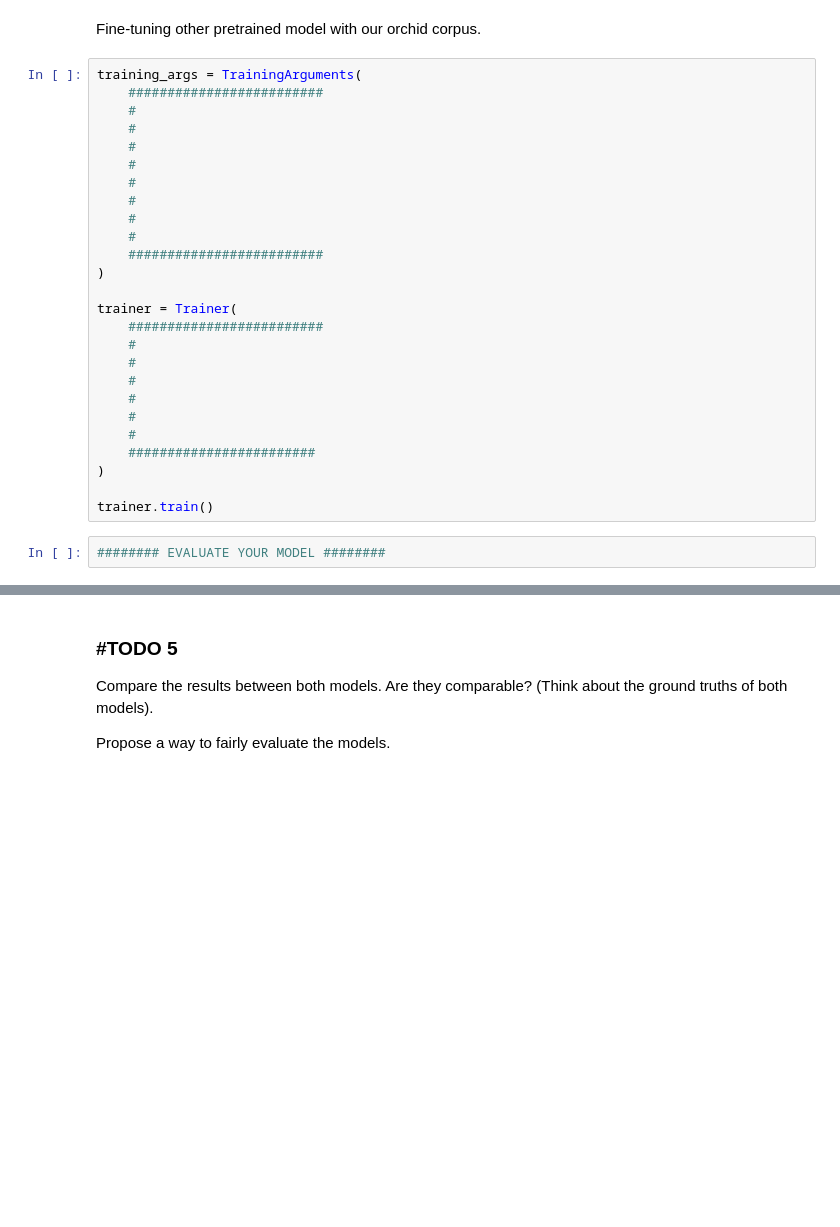
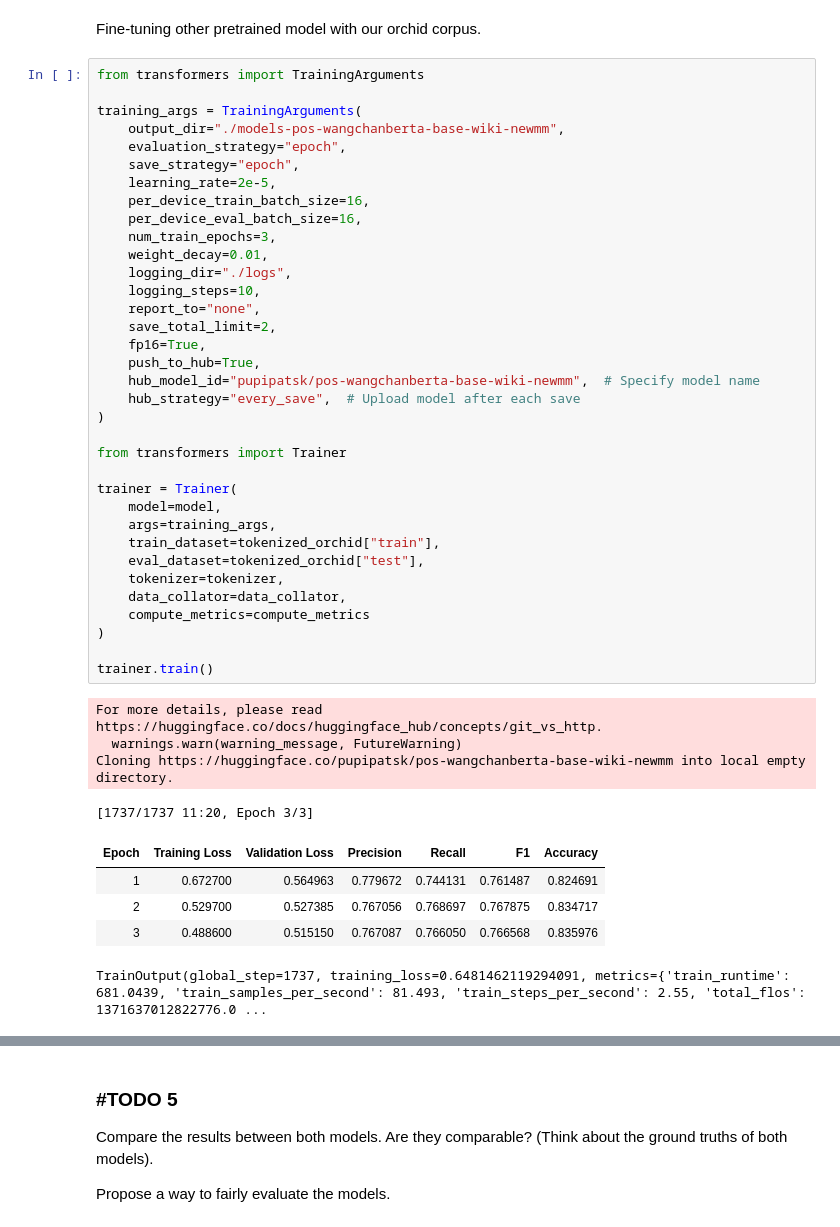
Before and after one commit to pupipatsk/NLP, a Jupyter notebook: HW-04/HW_4_POS_Tagging_with_HuggingFace_for_student.ipynb, the cells around one changed output, grey strips where cells are left out. Drawn from its saved outputs; the diff is of its cells as text; blank space fills up the shorter version.

```diff
--- a/HW-04/HW_4_POS_Tagging_with_HuggingFace_for_student.ipynb
+++ b/HW-04/HW_4_POS_Tagging_with_HuggingFace_for_student.ipynb
@@ -964,31 +1195,48 @@ data_collator = DataCollatorForTokenClassification(tokenizer=tokenizer)
 ### #TODO 4
 # %% [markdown]
 Fine-tuning other pretrained model with our orchid corpus.
-# %%
-training_args = TrainingArguments(
-    #########################
-    #
-    #
-    #
-    #
-    #
-    #
-    #
-    #
-    #########################
-)
-
-trainer = Trainer(
-    #########################
-    #
-    #
-    #
-    #
-    #
-    #
-    ########################
-)
-
-trainer.train()
-# %%
-######## EVALUATE YOUR MODEL ########
+# %%
+from transformers import TrainingArguments
+
+training_args = TrainingArguments(
+    output_dir="./models-pos-wangchanberta-base-wiki-newmm",
+    evaluation_strategy="epoch",
+    save_strategy="epoch",
+    learning_rate=2e-5,
+    per_device_train_batch_size=16,
+    per_device_eval_batch_size=16,
+    num_train_epochs=3,
+    weight_decay=0.01,
+    logging_dir="./logs",
+    logging_steps=10,
+    report_to="none",
+    save_total_limit=2,
+    fp16=True,
+    push_to_hub=True,
+    hub_model_id="pupipatsk/pos-wangchanberta-base-wiki-newmm",  # Specify model name
+    hub_strategy="every_save",  # Upload model after each save
+)
+
+from transformers import Trainer
+
+trainer = Trainer(
+    model=model,
+    args=training_args,
+    train_dataset=tokenized_orchid["train"],
+    eval_dataset=tokenized_orchid["test"],
+    tokenizer=tokenizer,
+    data_collator=data_collator,
+    compute_metrics=compute_metrics
+)
+
+trainer.train()
+# %% [output]
+For more details, please read https://huggingface.co/docs/huggingface_hub/concepts/git_vs_http.
+  warnings.warn(warning_message, FutureWarning)
+Cloning https://huggingface.co/pupipatsk/pos-wangchanberta-base-wiki-newmm into local empty directory.
+[1737/1737 11:20, Epoch 3/3]
+| Epoch | Training Loss | Validation Loss | Precision | Recall | F1 | Accuracy |
+| 1 | 0.672700 | 0.564963 | 0.779672 | 0.744131 | 0.761487 | 0.824691 |
+| 2 | 0.529700 | 0.527385 | 0.767056 | 0.768697 | 0.767875 | 0.834717 |
+| 3 | 0.488600 | 0.515150 | 0.767087 | 0.766050 | 0.766568 | 0.835976 |
+TrainOutput(global_step=1737, training_loss=0.6481462119294091, metrics={'train_runtime': 681.0439, 'train_samples_per_second': 81.493, 'train_steps_per_second': 2.55, 'total_flos': 1371637012822776.0 ...
```
Also changed, not shown: parts of 29 cells of this notebook, 3 other files.
